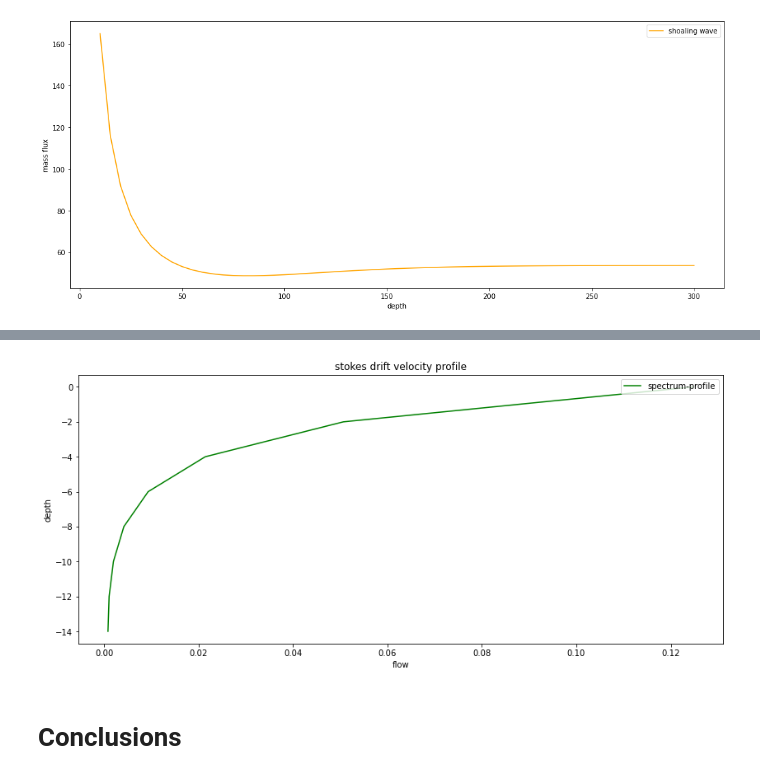
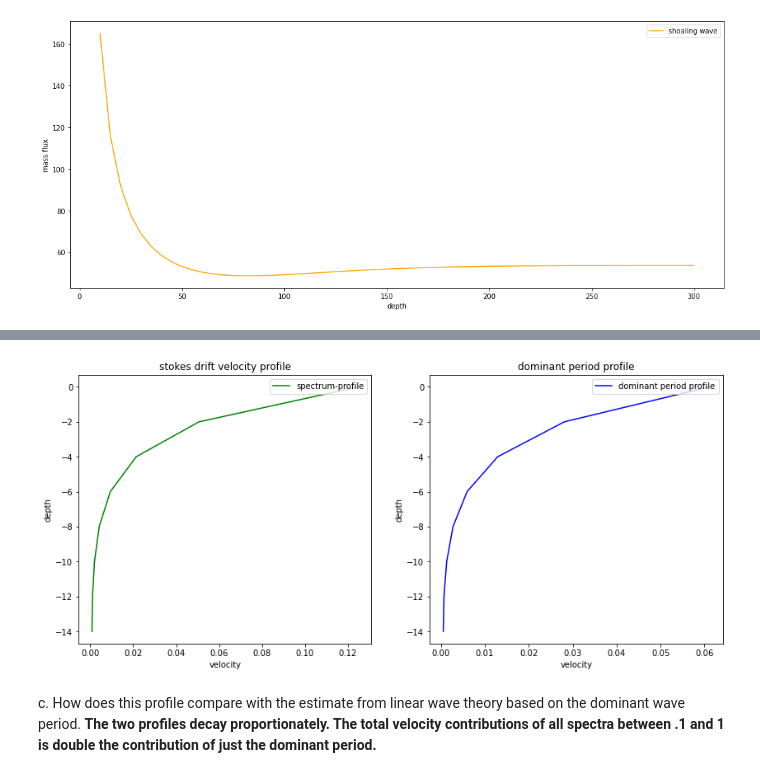
Before and after one commit to Wzesk/waves, a Jupyter notebook: wave_hw/stokes_drift/stokes_drift.ipynb, the cells around one changed output, grey strips where cells are left out. Cells and saved outputs as stored; diff of their text form; code cells hidden in the pictures.

```diff
--- a/wave_hw/stokes_drift/stokes_drift.ipynb
+++ b/wave_hw/stokes_drift/stokes_drift.ipynb
@@ -47,15 +55,19 @@ fig, (axs1) = plt.subplots(1, 1,figsize=(14, 6))
 fig.tight_layout(h_pad=5,w_pad=5)
 
 titles =["langrangian stokes drift at Z=0"]
-colors = ["orange"]
-labels=["Stokes Drift"]
+colors = ["orange","green"]
+labels=["Steepness","Stokes Drift"]
+locs = ['upper left','upper right']
 
 i=0
-for axs in fig.get_axes():
-    axs.plot(measurements,read_waves[i],color=colors[i],label=labels[i])
-    axs.set(xlabel="sample Sequence", ylabel="Drift")
-    axs.autoscale()
-    axs.legend(loc='upper right')
+axes=fig.get_axes()
+axes.append(axes[0].twinx())  # instantiate a second axes that shares the same x-axis
+for color in colors:
+    axes[i].plot(measurements,wave_comparison[i],color=color,label=labels[i])
+    axes[i].set(xlabel="sample Sequence", ylabel=labels[i])
+    axes[i].autoscale()
+    axes[i].set_xlim(3000,4000)
+    axes[i].legend(loc=locs[i])
     i+=1
 
 plt.show()
@@ -103,47 +120,61 @@ CB_data = np.loadtxt('data/ADV_data_CB_out1.csv',delimiter=',',skiprows=1)
 #CB: water depth is 14m
 #data was collected 1.8m below the mean sea surface (z = -1.8m)
 #data order: dn,P,u,v,w
 CB_data = CB_data.transpose()
 depths=np.arange(10,0,-1)
 
-fig, (axs1) = plt.subplots(1, 1,figsize=(14, 6))
+#setup plots
+fig, (axs1) = plt.subplots(1, 2,figsize=(14, 6))
+titles =["stokes drift velocity profile","dominant period profile"]
+colors = ["green","blue"]
+labels=["spectrum-profile","dominant period profile"]
 
-titles =["stokes drift velocity profile"]
-colors = ["green"]
-labels=["spectrum-profile"]
-
+#calculate spectrum
 pf, CB_Pxx_press = signal.welch(CB_data[1], 32, nperseg=1024)
-CB_Pxx_surface = CB_Pxx_press #sea surface height above sensor is equal to pressure measured in decibars
+CB_Pxx_surface = CB_Pxx_press #just renaming variable because sea surface height above sensor is equal to pressure measured in decibars
 
 
+#trim spectrum to ocean wave frequencies
 trim_f = []
 trim_surf = []
 for i in range(len(pf)):
     if pf[i] > 0.1 and pf[i] < 1:
         trim_f.append(pf[i])
         trim_surf.append(CB_Pxx_surface[i])
 
-#psd = np.row_stack([trim_f,trim_surf])
+#find dominant period
+psd = np.column_stack([trim_f,trim_surf])
+def get_first(e):
+    return e[1]
+psd = sorted(psd,key=get_first)
 
+#depths to sample velocity at
 flow_depths = [0,-2,-4,-6,-8,-10,-12,-14]
+
+#caculate velocity from full spectrum and dominant period
 flows = []
+dominant_flows = []
 for depth in flow_depths:
-    drift_spectrum = wm.integrated_stoke_drift(trim_surf,trim_f,14,depth)
-    flows.append(np.sum(drift_spectrum))
+    drift_spectrum = wm.integrated_stoke_drift(trim_surf,trim_f,14,depth)#caculate for full spectrum
+    flows.append(np.sum(drift_spectrum))#sum velocity across spectrum
+    dominant_flows.append(wm.stoke_drift_from_spectrum(psd[-1][1],psd[-1][0],14,depth))#calculate for dominante period
 
-
+#visualize profiles side by side
+axes = fig.get_axes()
+axes[0].plot(flows,flow_depths,color=colors[0],label=labels[0])
+axes[1].plot(dominant_flows,flow_depths,color=colors[1],label=labels[1])
 i=0
-for axs in fig.get_axes():
-    axs.plot(flows,flow_depths,color=colors[i],label=labels[i])
-    axs.set(ylabel="depth", xlabel="flow")
+for axs in axes:
+    axs.set(ylabel="depth", xlabel="velocity")
     axs.autoscale()
     axs.legend(loc='upper right')
     axs.set_title(titles[i])
     i+=1
 
-
 plt.show()
 # %% [output]
-[figure, old version]
+[figure, new version]
-# %% [markdown]
-# Conclusions
+# %% [markdown]
+c.	How does this profile compare with the estimate from linear wave theory based on the dominant wave period.
+**The two profiles decay proportionately.  The total velocity contributions of all spectra between .1 and 1 is double
+the contribution of just the dominant period.**
```
Also changed, not shown: parts of 12 cells of this notebook.
